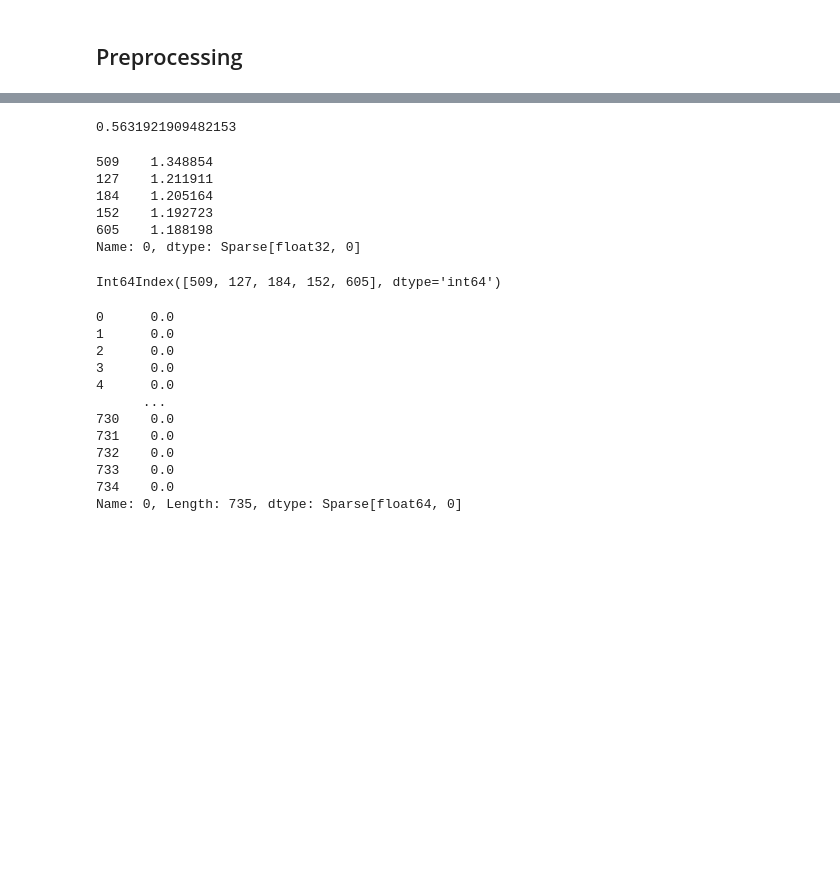
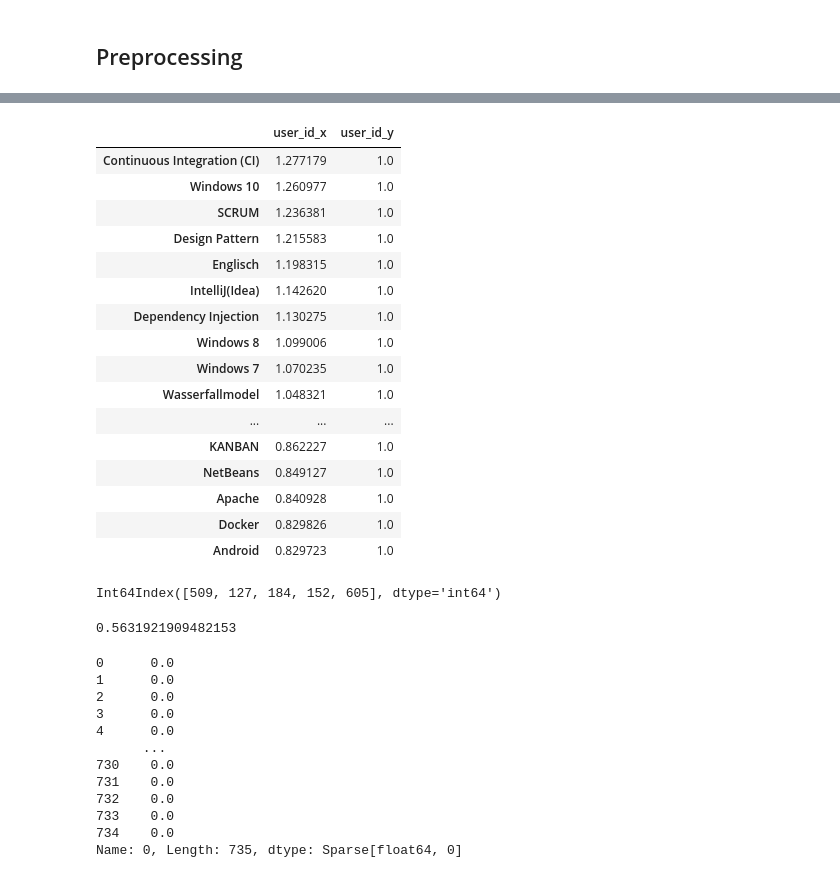
Before and after one commit to maximizer36/DS_AP, a Jupyter notebook: AP_binary_implicit_gridsearch.ipynb, the cells around one changed output, grey strips where cells are left out. Saved outputs shown, nothing was run; the diff lists cells and outputs as text; code cells hidden in the pictures; blank space fills up the shorter version.

```diff
--- a/AP_binary_implicit_gridsearch.ipynb
+++ b/AP_binary_implicit_gridsearch.ipynb
@@ -245,0 +274,2 @@ data_trans
+# %%
+pred_user_matrix.rename(columns={0: "user_id"}, inplace=True)
@@ -246,3 +285,3 @@ data_trans
 # %%
 real_df = pd.DataFrame.sparse.from_spmatrix(data_trans)
-real_df.head(5)
+real_df = pd.DataFrame(real_df.iloc[0,:]).set_index(matrix.columns)
@@ -270,0 +288,2 @@ predictions[0].reshape(1,-1).shape
+# %%
+real_df.rename(columns={0: "user_id"}, inplace=True)
@@ -270,0 +299,3 @@ predictions[0].reshape(1,-1).shape
+# %%
+top_5_pred = pred_user_matrix.sort_values('user_id',ascending=False).head(40)
+top_5_pred
@@ -271,22 +320,31 @@ predictions[0].reshape(1,-1).shape
+# %%
+top_5_pred.merge(real_df, left_index=True, right_index=True)
+# %% [output]
+|  | user_id_x | user_id_y |
+| Continuous Integration (CI) | 1.277179 | 1.0 |
+| Windows 10 | 1.260977 | 1.0 |
+| SCRUM | 1.236381 | 1.0 |
+| Design Pattern | 1.215583 | 1.0 |
+| Englisch | 1.198315 | 1.0 |
+| IntelliJ(Idea) | 1.142620 | 1.0 |
+| Dependency Injection | 1.130275 | 1.0 |
+| Windows 8 | 1.099006 | 1.0 |
+| Windows 7 | 1.070235 | 1.0 |
+| Wasserfallmodel | 1.048321 | 1.0 |
+| ... | ... | ... |
+| KANBAN | 0.862227 | 1.0 |
+| NetBeans | 0.849127 | 1.0 |
+| Apache | 0.840928 | 1.0 |
+| Docker | 0.829826 | 1.0 |
+| Android | 0.829723 | 1.0 |
+# %%
+top_5_pred.index
+# %% [output]
+Int64Index([509, 127, 184, 152, 605], dtype='int64')
 # %%
 ndcg_score(predictions[0:200].reshape(1,-1),real_df.to_numpy()[0:200].reshape(1,-1), k = 5)
 # %% [output]
 0.5631921909482153
-# %%
-pred_df = pd.DataFrame.sparse.from_spmatrix(predictions)
-top_5_pred = pred_df.iloc[0].sort_values(ascending=False).head(5)
-top_5_pred
-# %% [output]
-509    1.348854
-127    1.211911
-184    1.205164
-152    1.192723
-605    1.188198
-Name: 0, dtype: Sparse[float32, 0]
-# %%
-top_5_pred.index
-# %% [output]
-Int64Index([509, 127, 184, 152, 605], dtype='int64')
 # %%
 real_df.iloc[0]
 # %% [output]
```
Also changed, not shown: parts of 34 cells of this notebook.
